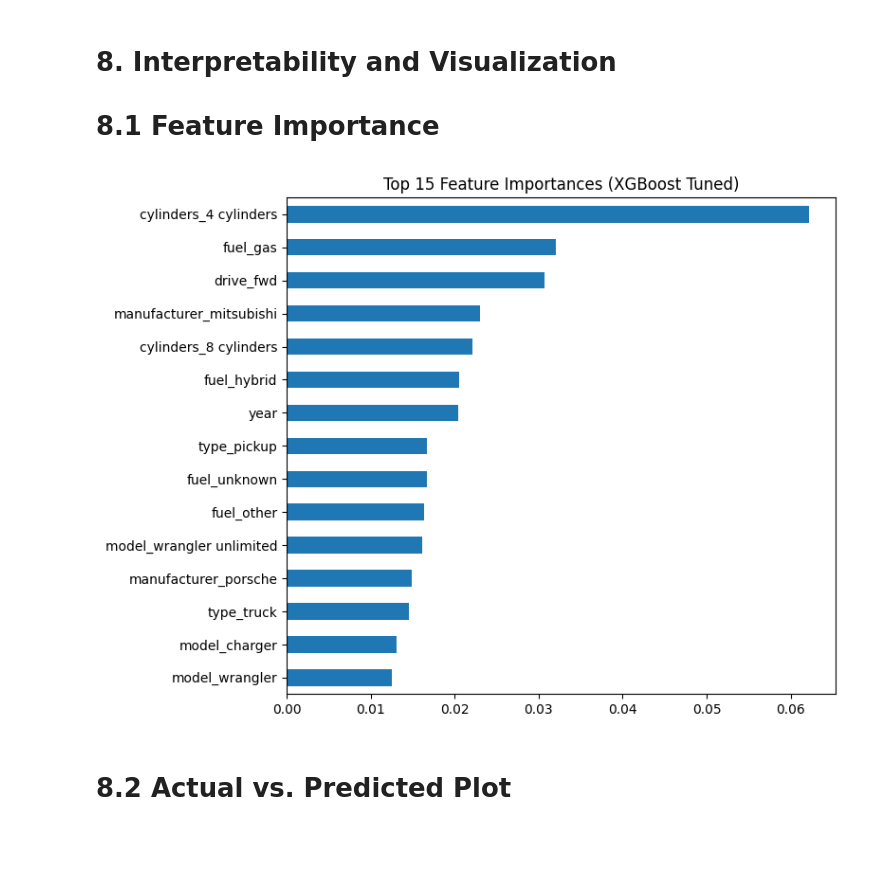
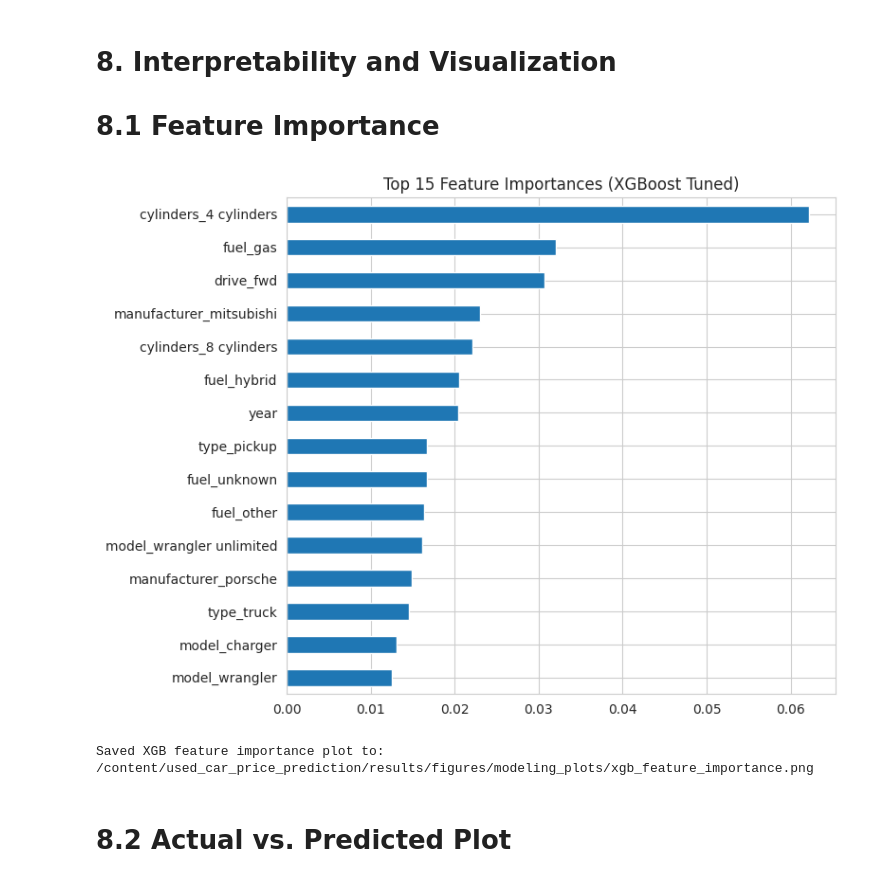
Before and after one commit to srikar161720/used_car_price_prediction, a Jupyter notebook: notebooks/04_candidate_models.ipynb, the cells around one changed output. Drawn from its saved outputs; the diff is of its cells as text; code cells hidden in the pictures; blank space fills up the shorter version.

```diff
--- a/notebooks/04_candidate_models.ipynb
+++ b/notebooks/04_candidate_models.ipynb
@@ -26,6 +26,8 @@ from sklearn.ensemble import RandomForestRegressor
 from sklearn.metrics import mean_absolute_error, mean_squared_error, r2_score
 
 import matplotlib.pyplot as plt
+import seaborn as sns
+
 !pip install -q xgboost
 from xgboost import XGBRegressor
 
@@ -35,3 +37,20 @@ warnings.filterwarnings("ignore")
 
 np.random.seed(42)
 plt.style.use("default")
+sns.set_style("whitegrid")
+# %%
+import os
+PROJECT_ROOT = "/content/used_car_price_prediction"
+
+RESULTS_FIGURES_MODELING = os.path.join(PROJECT_ROOT, "results", "figures", "modeling_plots")
+RESULTS_METRICS = os.path.join(PROJECT_ROOT, "results", "metrics")
+RESULTS_MODELS = os.path.join(PROJECT_ROOT, "results", "models")
+
+os.makedirs(RESULTS_FIGURES_MODELING, exist_ok=True)
+os.makedirs(RESULTS_METRICS, exist_ok=True)
+os.makedirs(RESULTS_MODELS, exist_ok=True)
+
+print("Project root:", PROJECT_ROOT)
+print("Modeling plots folder:", RESULTS_FIGURES_MODELING)
+print("Metrics folder:", RESULTS_METRICS)
+print("Model files folder:", RESULTS_MODELS)
@@ -297,19 +320,24 @@ results_df
 # %%
 importances = pd.Series(
     xgb_best.feature_importances_,
     index=X_train.columns
 )
 
 top_imp = importances.sort_values(ascending=False).head(15)
 
 plt.figure(figsize=(8, 6))
 top_imp.plot(kind="barh")
 plt.title("Top 15 Feature Importances (XGBoost Tuned)")
 plt.gca().invert_yaxis()
 plt.tight_layout()
+xgb_imp_path = os.path.join(RESULTS_FIGURES_MODELING, "xgb_feature_importance.png")
+plt.savefig(xgb_imp_path, dpi=300, bbox_inches="tight")
 plt.show()
+
+print("Saved XGB feature importance plot to:", xgb_imp_path)
 # %% [output]
-[figure, old version]
+[figure, new version]
+Saved XGB feature importance plot to: /content/used_car_price_prediction/results/figures/modeling_plots/xgb_feature_importance.png
 # %% [markdown]
 # 8.2 Actual vs. Predicted Plot
 # %%
```
Also changed, not shown: parts of 10 cells of this notebook.
